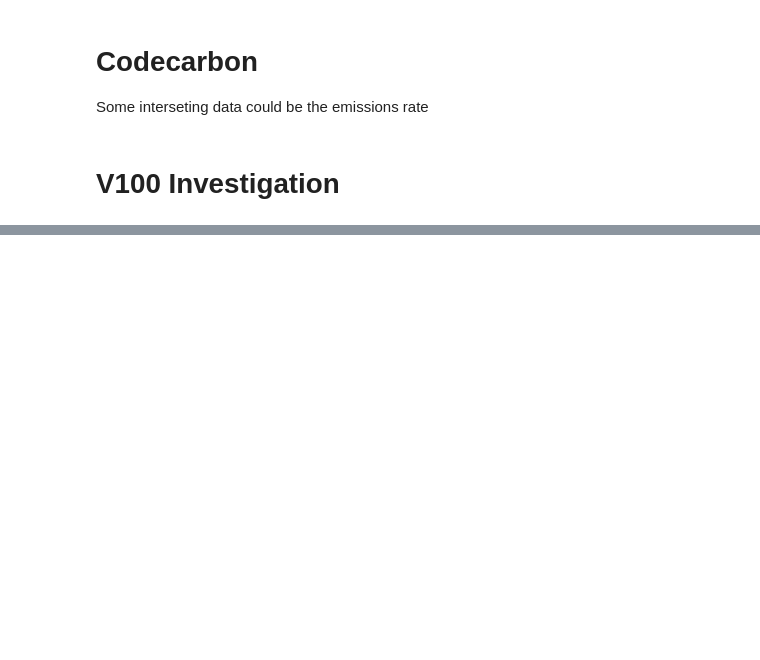
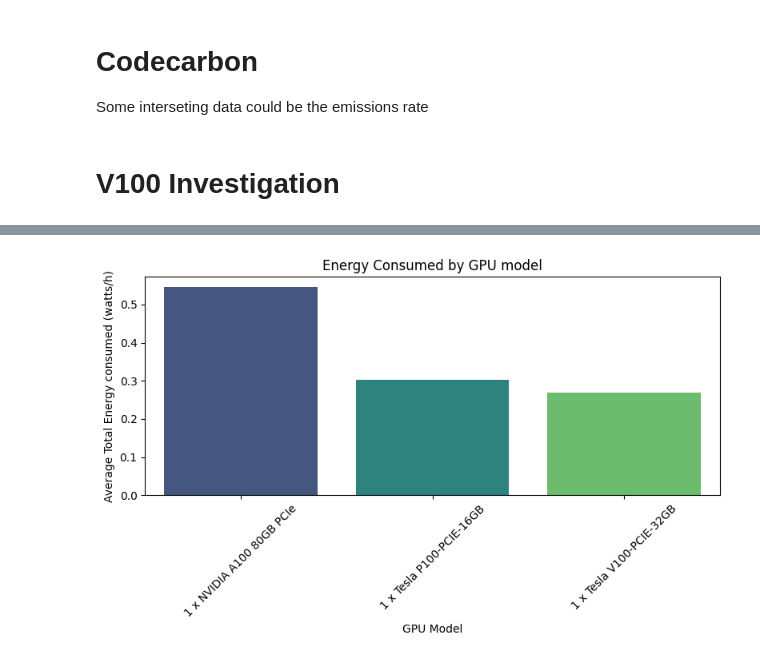
Before and after one commit to dp0920/cs239_deepfake, a Jupyter notebook: CSV/codecarbon_gpu_experiment.ipynb, the cells around one changed output, grey strips where cells are left out. Saved outputs shown, nothing was run; the diff lists cells and outputs as text; code cells hidden in the pictures; blank space fills up the shorter version.

```diff
--- a/CSV/codecarbon_gpu_experiment.ipynb
+++ b/CSV/codecarbon_gpu_experiment.ipynb
@@ -54,0 +104,13 @@ plt.show()
+# %%
+all_energy_by_single_gpu = df[df["gpu_count"] == 1].groupby("gpu_model")["gpu_energy"].mean().reset_index()
+all_energy_by_single_gpu["gpu_energy"] = all_energy_by_single_gpu["gpu_energy"] * 1000
+plt.figure(figsize=(8, 5))
+sns.barplot(data=all_energy_by_single_gpu, x="gpu_model", y="gpu_energy", palette="viridis")
+plt.xlabel("GPU Model")
+plt.xticks(rotation=45)
+plt.ylabel("Average Total Energy consumed (watts/h)")
+plt.title("Energy Consumed by GPU model")
+plt.tight_layout()
+plt.show()
+# %% [output]
+[figure, added]
```
Also changed, not shown: parts of 32 cells of this notebook.
